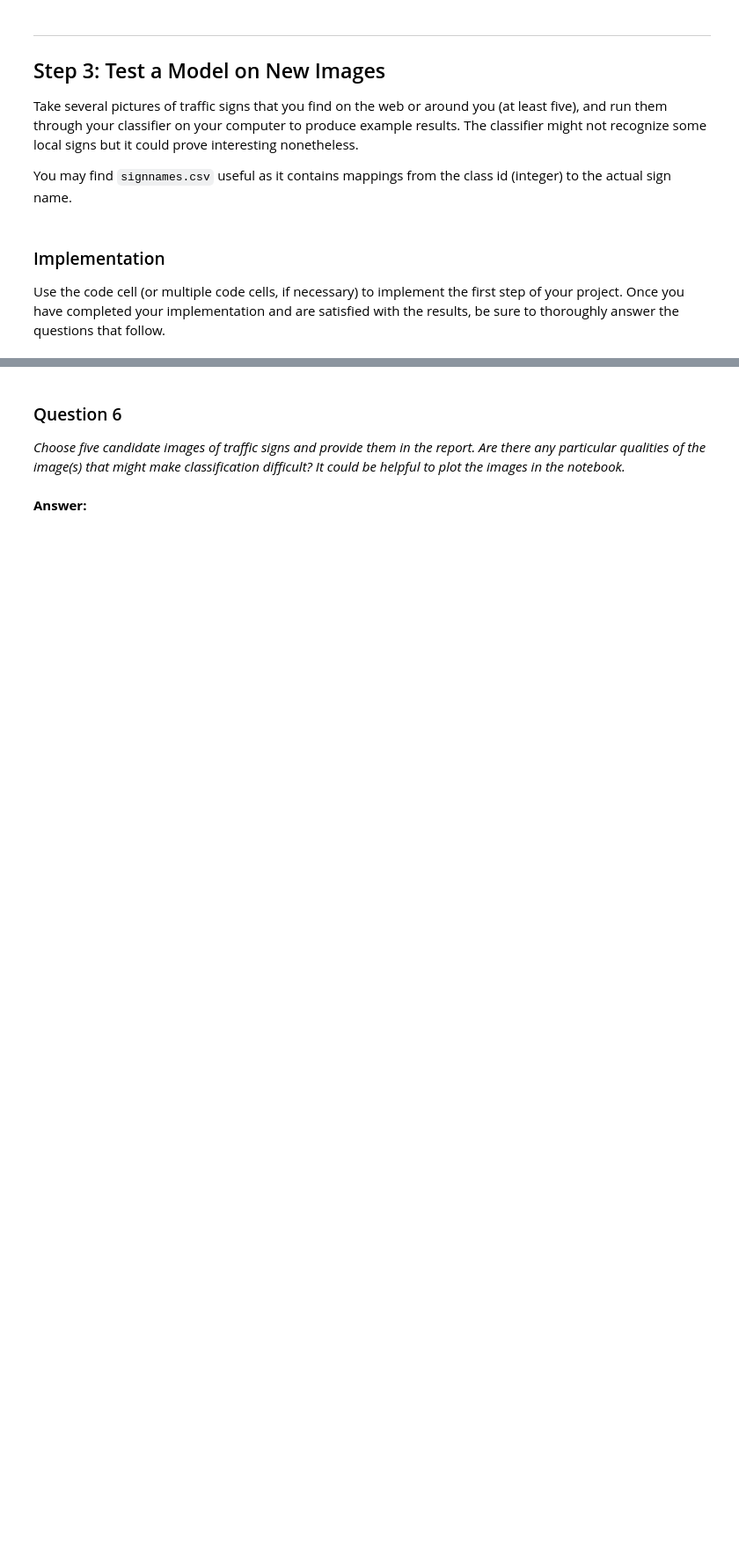
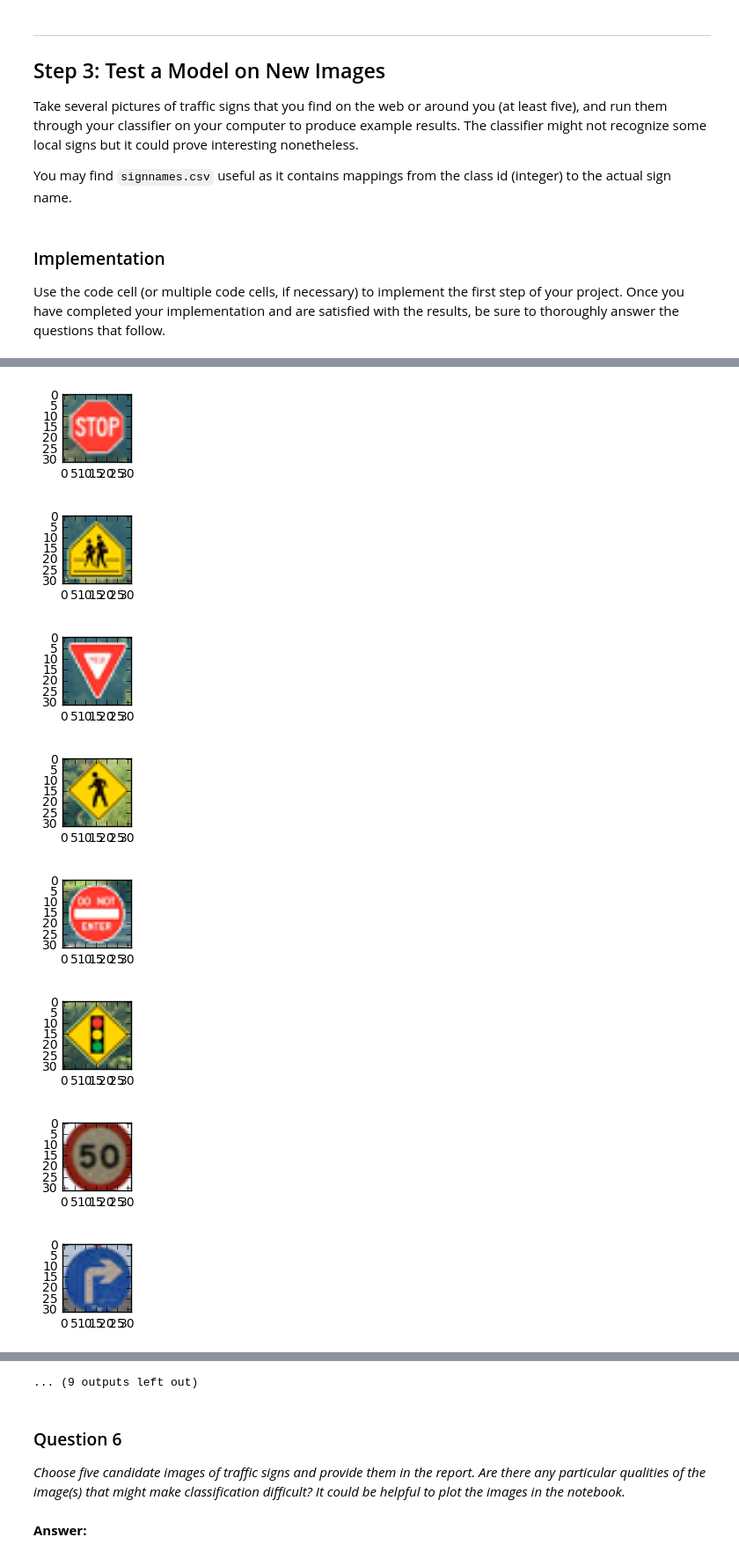
Before and after one commit to qpham01/udacity, a Jupyter notebook: sdcnd/CarND-Traffic-Sign-Classifier-Project/Traffic_Sign_Classifier.ipynb, the cells around one changed output, grey strips where cells are left out. Shown at 88% size. Drawn from its saved outputs; the diff is of its cells as text; code cells hidden in the pictures; blank space fills up the shorter version.

```diff
--- a/sdcnd/CarND-Traffic-Sign-Classifier-Project/Traffic_Sign_Classifier.ipynb
+++ b/sdcnd/CarND-Traffic-Sign-Classifier-Project/Traffic_Sign_Classifier.ipynb
@@ -235,7 +239,7 @@ mu = 0
 sigma = 0.1
 
 # Weights and biases
-# Layer 1: Input = 32x32x3. Output = 28x28x24.
+# Layer 1: Convolutional. Input = 32x32x3. Output = 28x28x24.
 # truncated_normal inputs: (height, width, input_depth, output_depth)
 # height and width (5, 5, ...) are patch dimensions
 l1_depth = 24
@@ -330,6 +334,7 @@ one_hot_y = tf.one_hot(y, 43)
 
 keep_prob = tf.placeholder(tf.float32)
 logits = LeNetTraffic(x, keep_prob)
+softmax = tf.nn.softmax(logits)
 cross_entropy = tf.nn.softmax_cross_entropy_with_logits(logits, one_hot_y)
 loss_operation = tf.reduce_mean(cross_entropy + l2_reg_strength * BETA * \
     (tf.nn.l2_loss(l3_weights) + tf.nn.l2_loss(l4_weights) + tf.nn.l2_loss(l5_weights)))
@@ -443,0 +505,66 @@ Use the code cell (or multiple code cells, if necessary) to implement the first
+# %%
+### Load the images and plot them here.
+### Feel free to use as many code cells as needed.
+from matplotlib import image as mpimg
+
+i = 1
+fname = 'sign{:02d}.png'.format(i)
+img = mpimg.imread(fname)
+
+plt.figure(figsize=(1,1))
+plt.imshow(img)
+
+img_count = 10
+X_extra = np.expand_dims(img, axis=0)
+print("Image shape", X_extra.shape)
+for i in range(2, img_count + 1):
+    fname = 'sign{:02d}.png'.format(i)
+    img = mpimg.imread(fname)
+
+    plt.figure(figsize=(1,1))
+    plt.imshow(img)
+
+    img = np.expand_dims(img, axis=0)
+    print("image %s shape" % (i), img.shape)
+    X_extra = np.append(X_extra, img, axis=0)
+
+
+# normalize
+X_extra = np.subtract(X_extra, 128.0)
+extra_mean_rgb = np.mean(X_extra, axis=(0,1,2))
+X_extra = np.subtract(X_extra, extra_mean_rgb)
+
+for i in range(0, img_count):
+    plt.figure(figsize=(1,1))
+    plt.imshow(X_extra[i])
+
+#printing out some stats and plotting
+print('The extra data shape is:', X_extra.shape)
+
+# labels
+y_extra = [14, 28, 13, 27, 17, 26, 2, 33, 5, 5]
+
+saver = tf.train.Saver()
+
+save_file = 'traffic_signs.ckpt'
+
+def evaluate_extra(X_data, y_data, batch_size):
+    num_examples = len(X_data)
+    total_accuracy = 0
+    sess = tf.get_default_session()
+    for offset in range(0, num_examples, batch_size):
+        batch_x, batch_y = X_data[offset:offset + batch_size], y_data[offset:offset + batch_size]
+        softmax_out = sess.run(softmax, feed_dict={x: batch_x, y: batch_y, keep_prob: 1.0})
+        print ("Extra softmax:", softmax_out)
+        print ("Extra softmax max index:", np.argmax(softmax_out, axis=1))
+        accuracy = sess.run(accuracy_operation, feed_dict={x: batch_x, y: batch_y, keep_prob: 1.0})
+        total_accuracy += (accuracy * len(batch_x))
+    return total_accuracy / num_examples
+
+# Evaluate the model with test data
+with tf.Session() as sess:
+    saver.restore(sess, tf.train.latest_checkpoint('.'))
+
+    test_accuracy = evaluate_extra(X_extra, y_extra, len(y_extra))
+    print("Extra image test accuracy = {:.3f}".format(test_accuracy))
+# %% [output]
@@ -443,0 +588,8 @@ Use the code cell (or multiple code cells, if necessary) to implement the first
+[figure, added]
+[figure, added]
+[figure, added]
+[figure, added]
+[figure, added]
+[figure, added]
+[figure, added]
+[figure, added]
@@ -444,3 +599,4 @@ Use the code cell (or multiple code cells, if necessary) to implement the first
+... (9 outputs left out)
 # %% [markdown]
 ### Question 6
 
```
Also changed, not shown: parts of 16 cells of this notebook, 16 other files.
